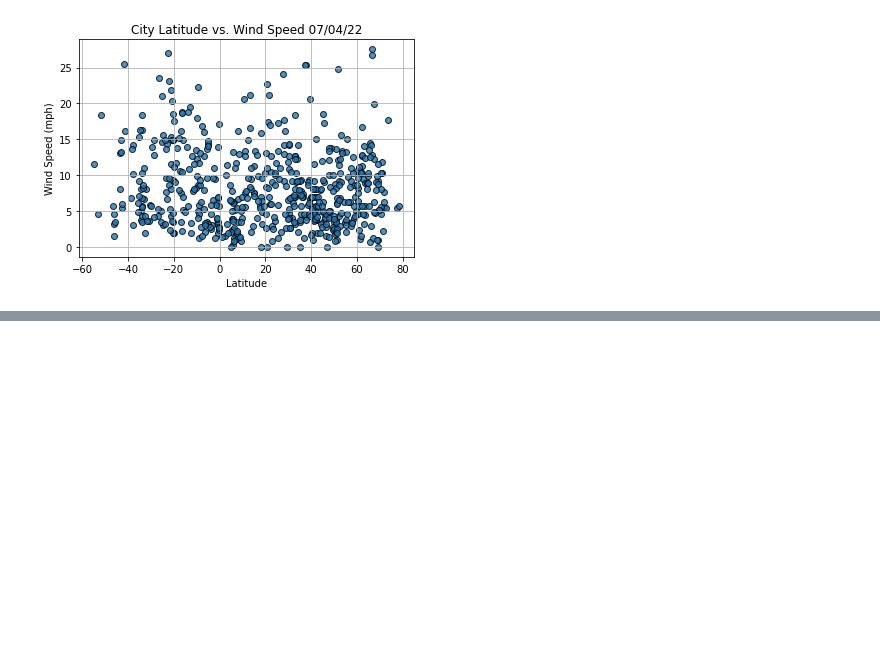
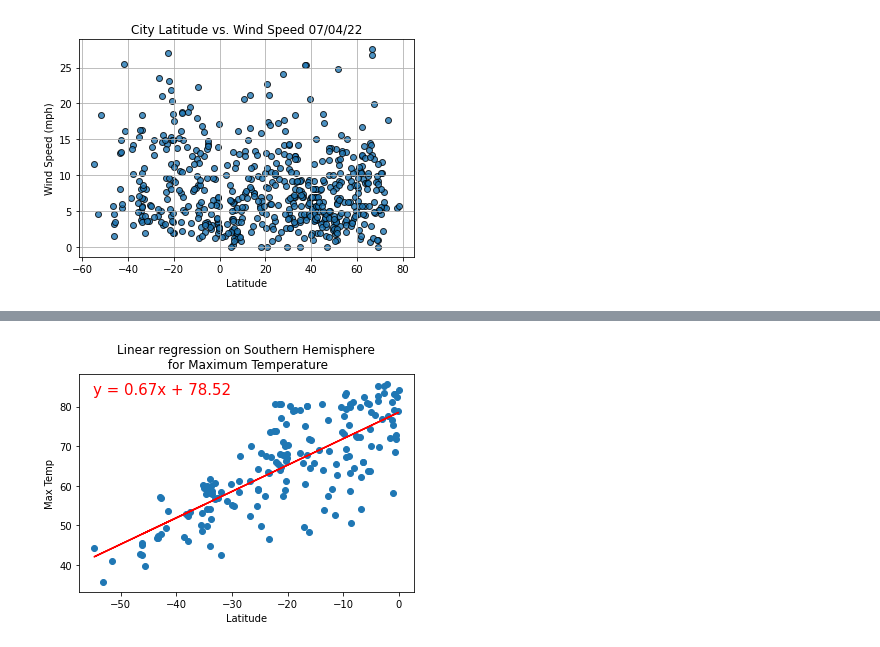
Before and after one commit to MarcelinGian/World_Weather_Analysis, a Jupyter notebook: WeatherPy.ipynb, the cells around one changed output, grey strips where cells are left out. Drawn from its saved outputs; the diff is of its cells as text; code cells hidden in the pictures; blank space fills up the shorter version.

```diff
--- a/WeatherPy.ipynb
+++ b/WeatherPy.ipynb
@@ -272,0 +403,12 @@ plt.show()
+# %%
+# NOW DO SOUTHERN HEMISPHERE
+
+# Linear regressionm of the Northern Hemisphere
+x_values = southern_hemi_df["Lat"]
+y_values = southern_hemi_df["Max Temp"]
+
+#Call the function
+plot_linear_regression(x_values, y_values,
+                      "Linear regression on Southern Hemisphere\n for Maximum Temperature", "Max Temp", (-55, 83))
+# %% [output]
+[figure, added]
```
Also changed, not shown: parts of 19 cells of this notebook.
